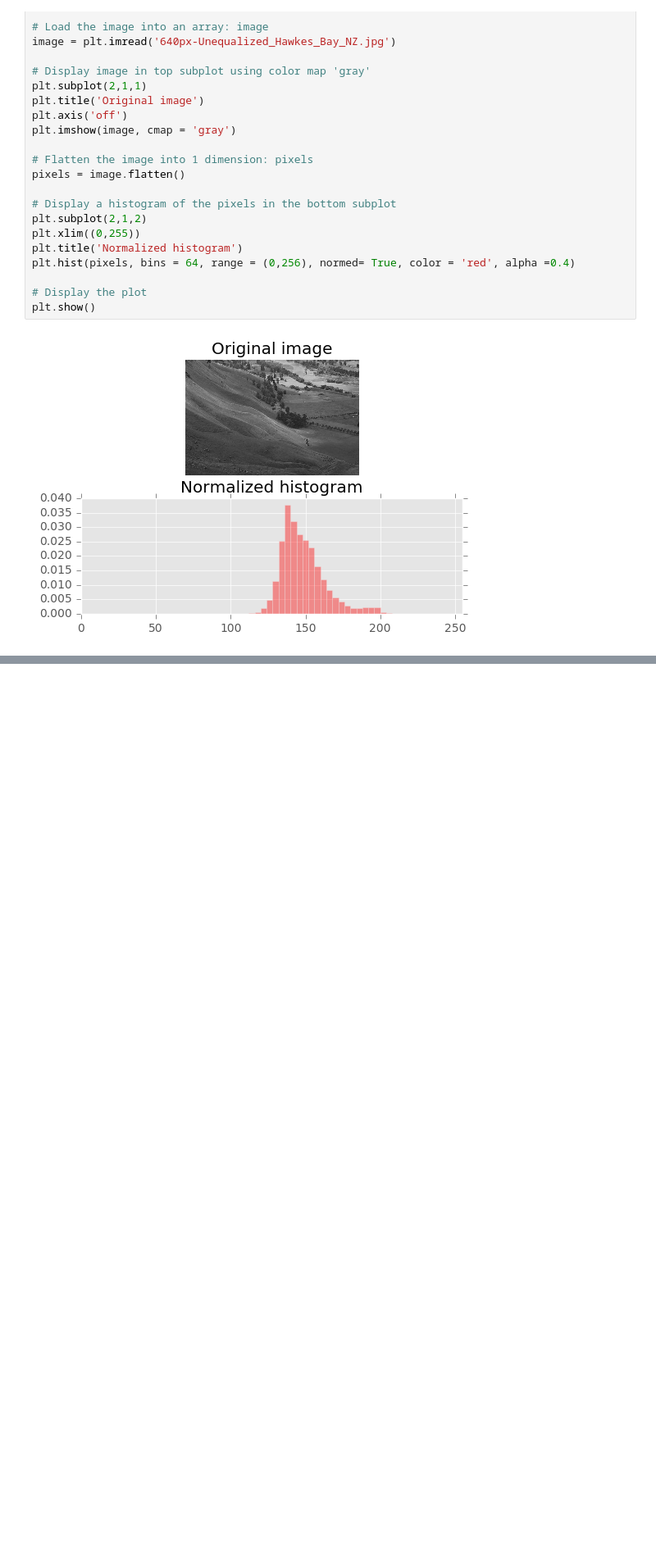
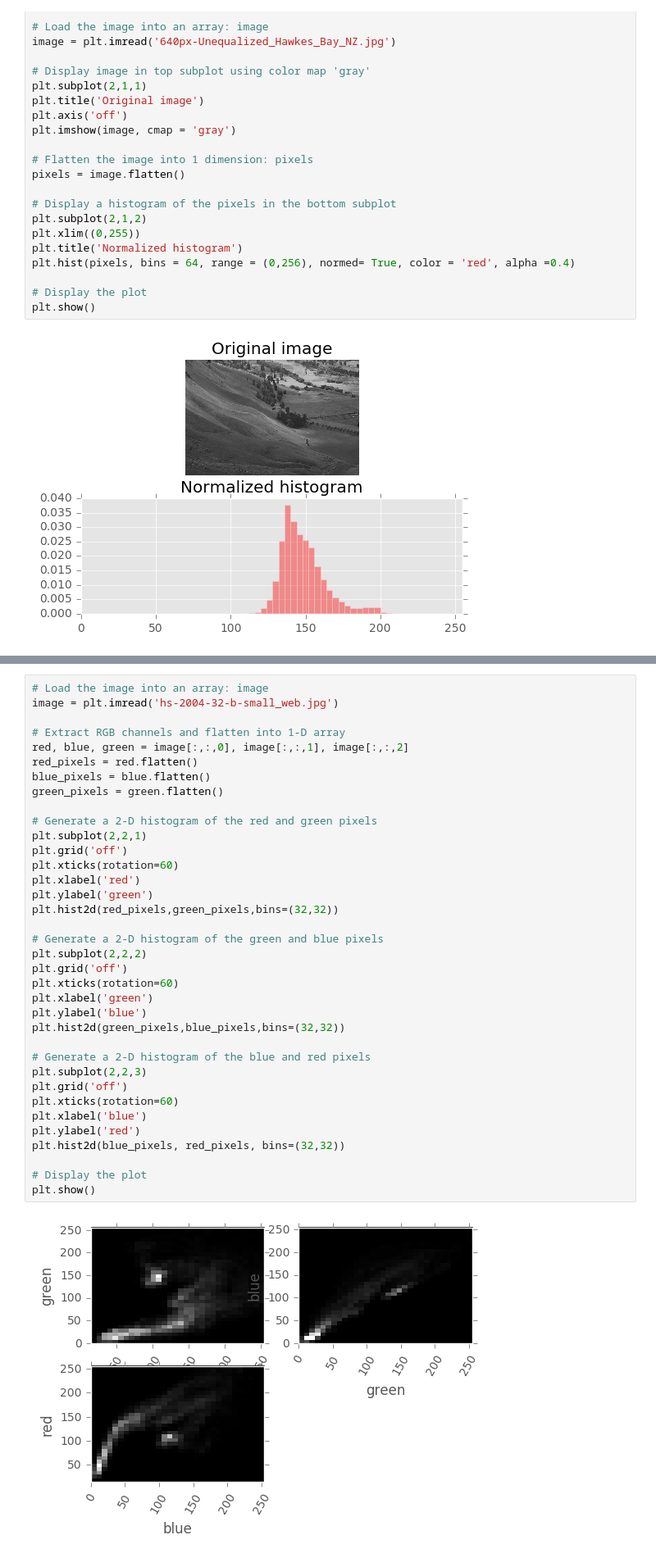
Before and after one commit to e-arslan/Python-Courses, a Jupyter notebook: Introduction to Data Visualization with Python.ipynb, the cells around one changed output, grey strips where cells are left out. Shown at 82% size. Drawn from its saved outputs; the diff is of its cells as text; blank space fills up the shorter version.

```diff
--- a/Introduction to Data Visualization with Python.ipynb
+++ b/Introduction to Data Visualization with Python.ipynb
@@ -1314,0 +1448,38 @@ plt.show()
+# %%
+# Load the image into an array: image
+image = plt.imread('hs-2004-32-b-small_web.jpg')
+
+# Extract RGB channels and flatten into 1-D array
+red, blue, green = image[:,:,0], image[:,:,1], image[:,:,2]
+red_pixels = red.flatten()
+blue_pixels = blue.flatten()
+green_pixels = green.flatten()
+
+# Generate a 2-D histogram of the red and green pixels
+plt.subplot(2,2,1)
+plt.grid('off')
+plt.xticks(rotation=60)
+plt.xlabel('red')
+plt.ylabel('green')
+plt.hist2d(red_pixels,green_pixels,bins=(32,32))
+
+# Generate a 2-D histogram of the green and blue pixels
+plt.subplot(2,2,2)
+plt.grid('off')
+plt.xticks(rotation=60)
+plt.xlabel('green')
+plt.ylabel('blue')
+plt.hist2d(green_pixels,blue_pixels,bins=(32,32))
+
+# Generate a 2-D histogram of the blue and red pixels
+plt.subplot(2,2,3)
+plt.grid('off')
+plt.xticks(rotation=60)
+plt.xlabel('blue')
+plt.ylabel('red')
+plt.hist2d(blue_pixels, red_pixels, bins=(32,32))
+
+# Display the plot
+plt.show()
+# %% [output]
+[figure, added]
```
Also changed, not shown: parts of 3 cells of this notebook.
